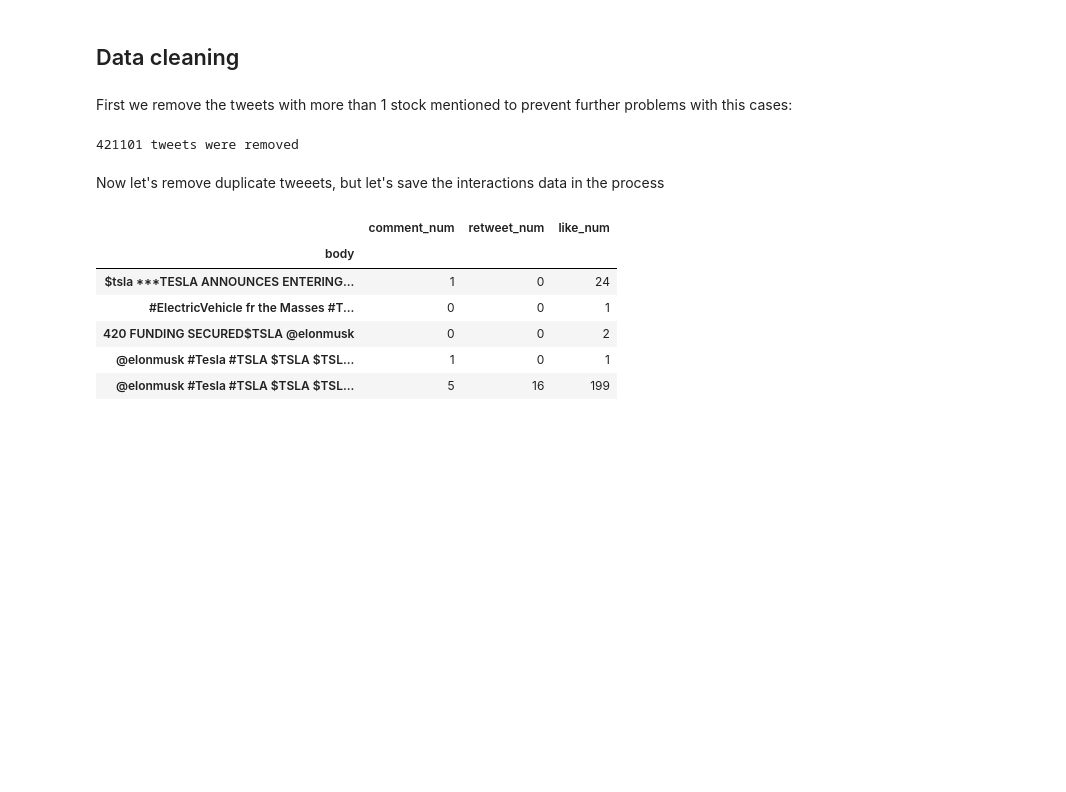
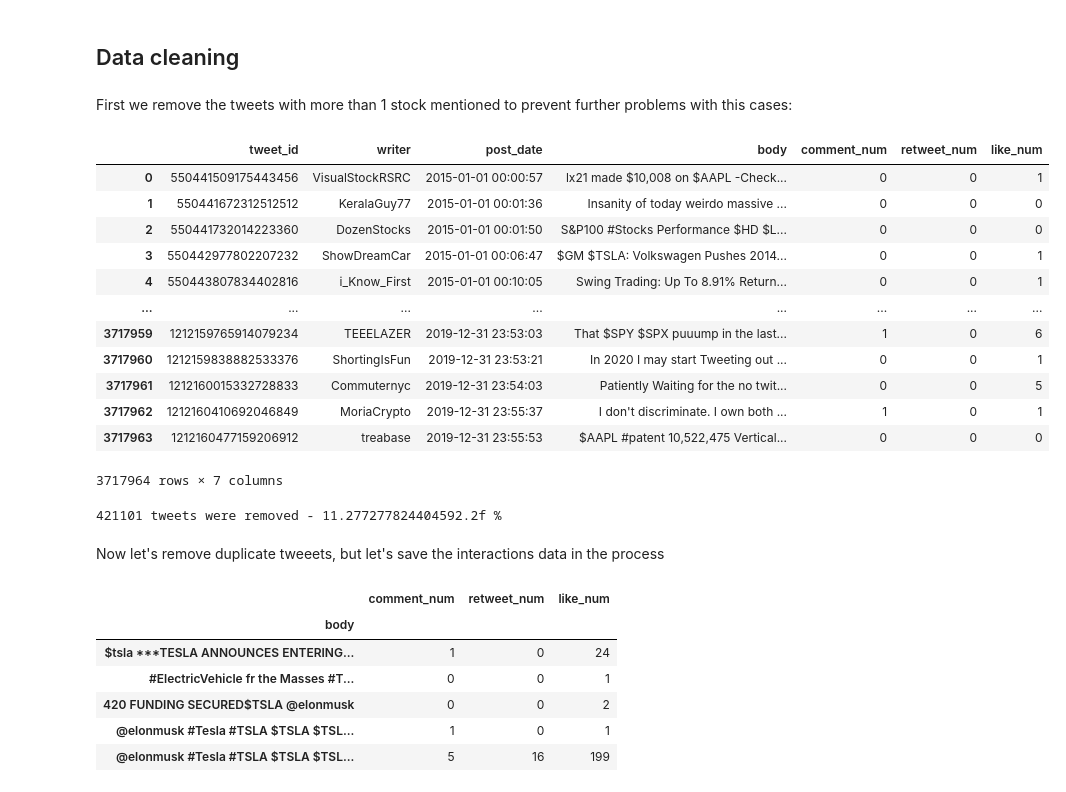
Before and after one commit to iandroid1812/HSE_Masters, a Jupyter notebook: main.ipynb, the cells around one changed output. Cells and saved outputs as stored; diff of their text form; code cells hidden in the pictures; blank space fills up the shorter version.

```diff
--- a/main.ipynb
+++ b/main.ipynb
@@ -585,14 +589,30 @@ plt.show();
 ## Data cleaning
 # %% [markdown]
 First we remove the tweets with more than 1 stock mentioned to prevent further problems with this cases:
+# %%
+tweets_df
+# %% [output]
+|  | tweet_id | writer | post_date | body | comment_num | retweet_num | like_num |
+| 0 | 550441509175443456 | VisualStockRSRC | 2015-01-01 00:00:57 | lx21 made $10,008 on $AAPL -Check... | 0 | 0 | 1 |
+| 1 | 550441672312512512 | KeralaGuy77 | 2015-01-01 00:01:36 | Insanity of today weirdo massive ... | 0 | 0 | 0 |
+| 2 | 550441732014223360 | DozenStocks | 2015-01-01 00:01:50 | S&P100 #Stocks Performance $HD $L... | 0 | 0 | 0 |
+| 3 | 550442977802207232 | ShowDreamCar | 2015-01-01 00:06:47 | $GM $TSLA: Volkswagen Pushes 2014... | 0 | 0 | 1 |
+| 4 | 550443807834402816 | i_Know_First | 2015-01-01 00:10:05 | Swing Trading: Up To 8.91% Return... | 0 | 0 | 1 |
+| ... | ... | ... | ... | ... | ... | ... | ... |
+| 3717959 | 1212159765914079234 | TEEELAZER | 2019-12-31 23:53:03 | That $SPY $SPX puuump in the last... | 1 | 0 | 6 |
+| 3717960 | 1212159838882533376 | ShortingIsFun | 2019-12-31 23:53:21 | In 2020 I may start Tweeting out ... | 0 | 0 | 1 |
+| 3717961 | 1212160015332728833 | Commuternyc | 2019-12-31 23:54:03 | Patiently Waiting for the no twit... | 0 | 0 | 5 |
+| 3717962 | 1212160410692046849 | MoriaCrypto | 2019-12-31 23:55:37 | I don't discriminate. I own both ... | 1 | 0 | 1 |
+| 3717963 | 1212160477159206912 | treabase | 2019-12-31 23:55:53 | $AAPL #patent 10,522,475 Vertical... | 0 | 0 | 0 |
+3717964 rows × 7 columns
 # %%
 single_stock = tickers_df.tweet_id.value_counts()
 single_stock = pd.Series(single_stock[single_stock == 1].index)
 # %%
 clean_tweets = tweets_df[tweets_df.tweet_id.isin(single_stock)]
-print(tweets_df.shape[0] - clean_tweets.shape[0], "tweets were removed")
+print(tweets_df.shape[0] - clean_tweets.shape[0], f"tweets were removed - {tweets_df.shape[0] / clean_tweets.shape[0] * 10} %")
 # %% [output]
-421101 tweets were removed
+421101 tweets were removed - 11.277277824404592.2f %
 # %% [markdown]
 Now let's remove duplicate tweeets, but let's save the interactions data in the process
 # %%
```
Also changed, not shown: parts of 26 cells of this notebook, 50 other files.
